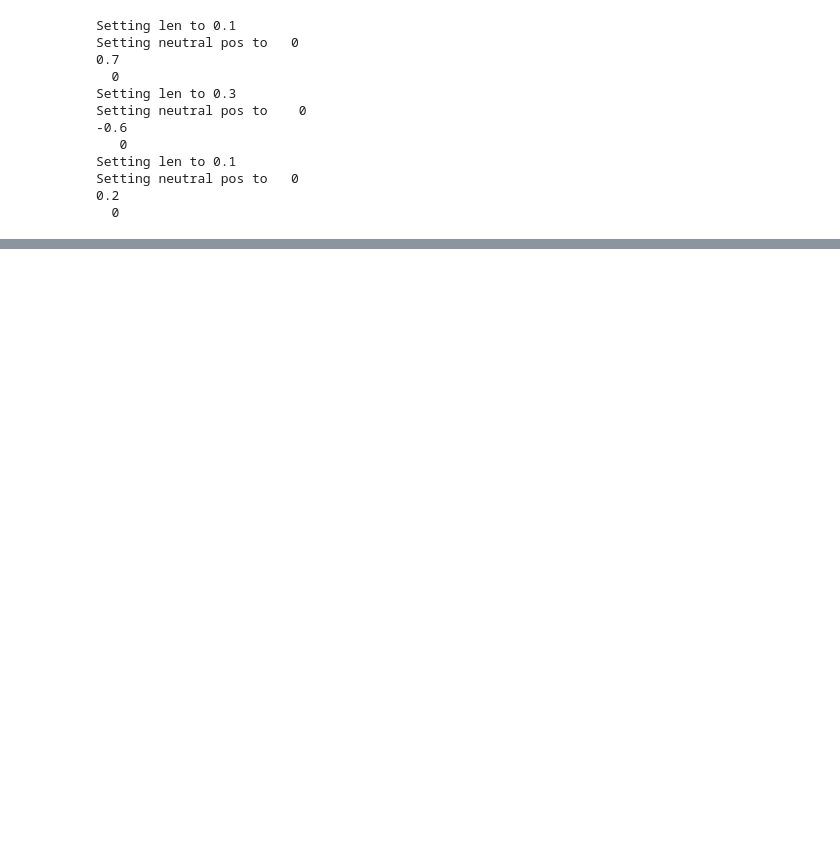
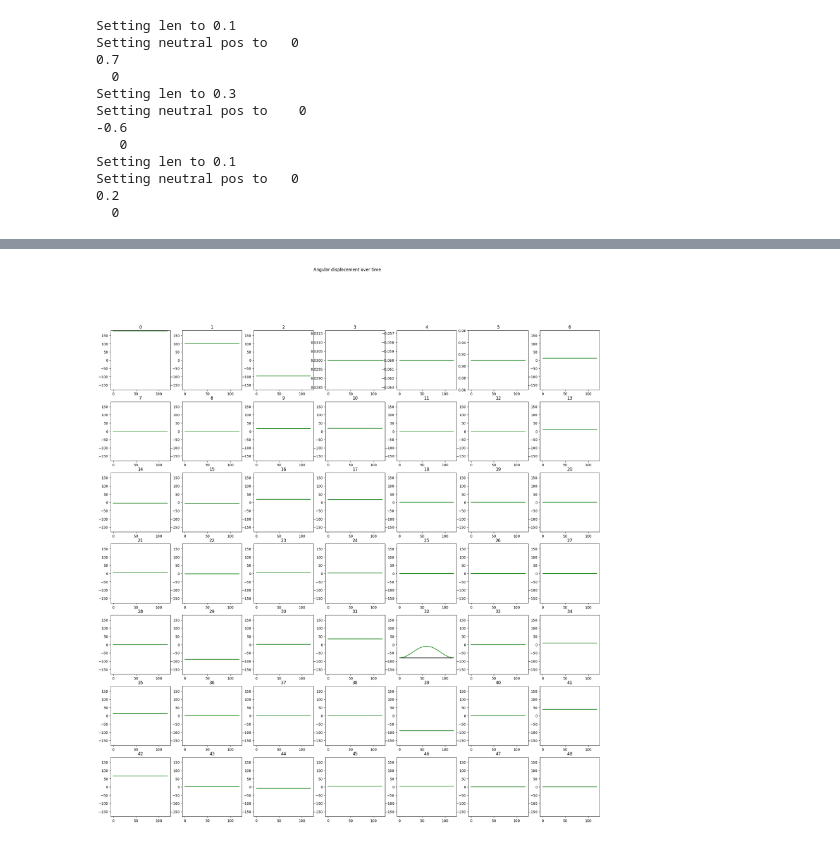
Before and after one commit to PARCO-LAB/COMETH, a Jupyter notebook: test_multiple_IMUs.ipynb, the cells around one changed output, grey strips where cells are left out. Saved outputs shown, nothing was run; the diff lists cells and outputs as text; code cells hidden in the pictures; blank space fills up the shorter version.

```diff
--- a/test_multiple_IMUs.ipynb
+++ b/test_multiple_IMUs.ipynb
@@ -116,0 +185,5 @@ def plot_imu(imu,axis_length=0.1,imu_key='imu'):
+# %%
+def smooth_cosine_trajectory(q_start, q_end, n_frames):
+    t = np.linspace(0, 1, n_frames)
+    q = q_start + (q_end - q_start) * (0.5 - 0.5 * np.cos(np.pi * t))
+    return list(q)
@@ -116,0 +355,21 @@ def plot_imu(imu,axis_length=0.1,imu_key='imu'):
+# %%
+import math
+
+def smooth_cosine_velocity(q_start, q_end, n_frames, dt):
+    """Return velocity profile [m/s] for a cosine-smoothed joint trajectory."""
+    dq = q_end - q_start
+    # Real-time scaling factor
+    scale = 0.5 * math.pi / (dt * (n_frames - 1))
+    # Generate frame-by-frame values
+    return [dq * scale * math.sin(math.pi * k / (n_frames - 1))
+            for k in range(n_frames)]
+
+
+def smooth_cosine_acceleration(q_start, q_end, n_frames, dt):
+    """Return acceleration profile [m/s²] for a cosine-smoothed joint trajectory."""
+    dq = q_end - q_start
+    # Real-time scaling factor (second derivative)
+    scale = 0.5 * math.pi**2 / (dt**2 * (n_frames - 1)**2)
+    # Generate frame-by-frame values
+    return [dq * scale * math.cos(math.pi * k / (n_frames - 1))
+            for k in range(n_frames)]
@@ -116,0 +656,17 @@ def plot_imu(imu,axis_length=0.1,imu_key='imu'):
+# %%
+fig, axs = plt.subplots(7, 7,figsize=(25, 25))
+fig.suptitle('Angular displacement over time')
+for i in range(0,7):
+    for j in range(0,7):
+        dof = i*7 + j
+        if dof not in [3,4,5]:
+            axs[i, j].set_ylim([-180, 180])
+            axs[i, j].plot(np.round(np.degrees(qs_imu[:,dof]),2),'k')
+            axs[i, j].plot(np.round(np.degrees(positions[:,dof]),2),'g')
+            axs[i, j].set_title(str(dof))
+        else:
+            axs[i, j].plot(np.round(qs_imu[:,dof],2),'k')
+            axs[i, j].plot(np.round(positions[:,dof],2),'g')
+            axs[i, j].set_title(str(dof))
+# %% [output]
+[figure, added]
```
Also changed, not shown: parts of 32 cells of this notebook, 4 other files.
